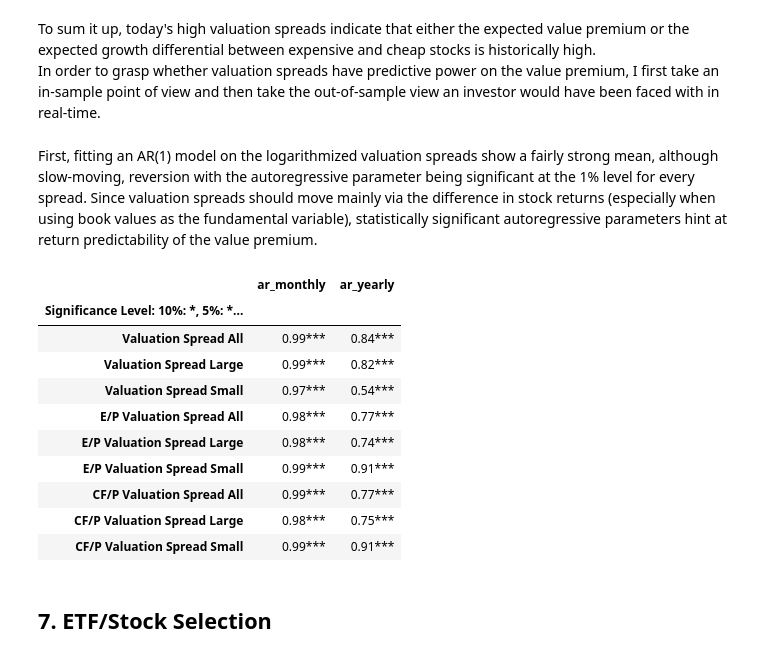
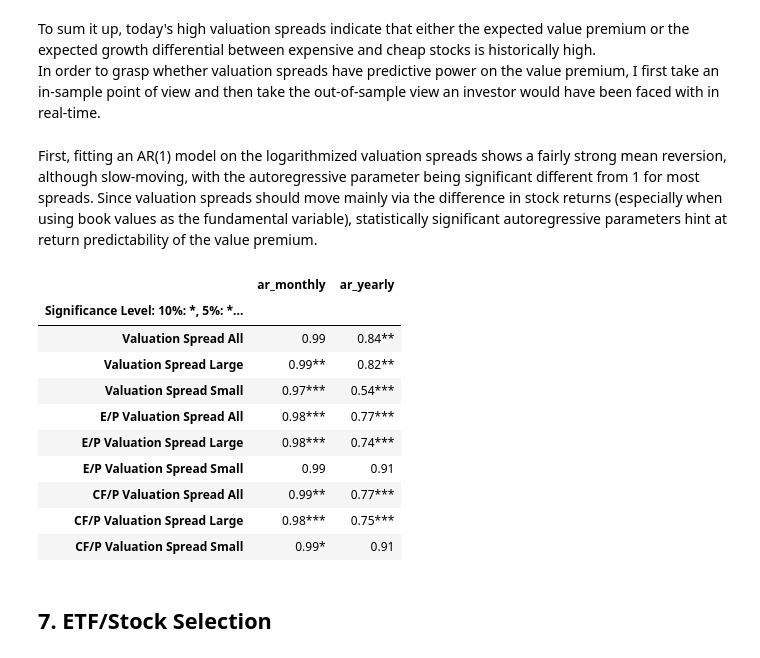
Before and after one commit to jonasniemeyer/investing-ideas, a Jupyter notebook: analyzing_the_value_premium.ipynb, the cells around one changed output. Cells and saved outputs as stored; diff of their text form; code cells hidden in the pictures.

```diff
--- a/analyzing_the_value_premium.ipynb
+++ b/analyzing_the_value_premium.ipynb
@@ -1024,55 +1018,58 @@ To sum it up, today's high valuation spreads indicate that either the expected v
 <br>
 In order to grasp whether valuation spreads have predictive power on the value premium, I first take an in-sample point of view and then take the out-of-sample view an investor would have been faced with in real-time.
 # %% [markdown]
-First, fitting an AR(1) model on the logarithmized valuation spreads show a fairly strong mean, although slow-moving, reversion with the autoregressive parameter being significant at the 1% level for every spread. Since valuation spreads should move mainly via the difference in stock returns (especially when using book values as the fundamental variable), statistically significant autoregressive parameters hint at return predictability of the value premium.
+First, fitting an AR(1) model on the logarithmized valuation spreads shows a fairly strong mean reversion, although slow-moving, with the autoregressive parameter being significant different from 1 for most spreads. Since valuation spreads should move mainly via the difference in stock returns (especially when using book values as the fundamental variable), statistically significant autoregressive parameters hint at return predictability of the value premium.
 # %%
 ar_results = pd.DataFrame()
 for spread in (
     "Valuation Spread All",
     "Valuation Spread Large",
     "Valuation Spread Small",
     "E/P Valuation Spread All",
     "E/P Valuation Spread Large",
     "E/P Valuation Spread Small",
     "CF/P Valuation Spread All",
     "CF/P Valuation Spread Large",
     "CF/P Valuation Spread Small"
 ):
     monthly_fit = ARIMA(np.log(spreads[spread]), order=(1,0,0)).fit()
     yearly_fit = ARIMA(np.log(spreads[spread].resample("y").last()), order=(1,0,0)).fit()
-    if monthly_fit.pvalues["ar.L1"] < 0.01:
+    tvalue_m = (1 - monthly_fit.params['ar.L1']) / (monthly_fit.params['ar.L1']/monthly_fit.tvalues["ar.L1"])
+    tvalue_y = (1 - yearly_fit.params['ar.L1']) / (yearly_fit.params['ar.L1']/yearly_fit.tvalues["ar.L1"])
+
+    if tvalue_m > 2.56:
         significance = "***"
-    elif monthly_fit.pvalues["ar.L1"] < 0.05:
+    elif tvalue_m > 1.96:
         significance = "**"
-    elif monthly_fit.pvalues["ar.L1"] < 0.1:
+    elif tvalue_m  > 1.65:
         significance = "*"
     else:
         significance = ""
     ar_results.loc[spread, "ar_monthly"] = f"{monthly_fit.params['ar.L1']:.2f}{significance}"
 
-    if yearly_fit.pvalues["ar.L1"] < 0.01:
+    if tvalue_y > 2.56:
         significance = "***"
-    elif yearly_fit.pvalues["ar.L1"] < 0.05:
+    elif tvalue_y > 1.96:
         significance = "**"
-    elif yearly_fit.pvalues["ar.L1"] < 0.1:
+    elif tvalue_y  > 1.65:
         significance = "*"
     else:
         significance = ""
     ar_results.loc[spread, "ar_yearly"] = f"{yearly_fit.params['ar.L1']:.2f}{significance}"
 ar_results.index.name = "Significance Level: 10%: *, 5%: **, 1%: ***"
 ar_results
 # %% [output]
 |  | ar_monthly | ar_yearly |
 | Significance Level: 10%: *, 5%: *... |  |  |
-| Valuation Spread All | 0.99*** | 0.84*** |
-| Valuation Spread Large | 0.99*** | 0.82*** |
+| Valuation Spread All | 0.99 | 0.84** |
+| Valuation Spread Large | 0.99** | 0.82** |
 | Valuation Spread Small | 0.97*** | 0.54*** |
 | E/P Valuation Spread All | 0.98*** | 0.77*** |
 | E/P Valuation Spread Large | 0.98*** | 0.74*** |
-| E/P Valuation Spread Small | 0.99*** | 0.91*** |
-| CF/P Valuation Spread All | 0.99*** | 0.77*** |
+| E/P Valuation Spread Small | 0.99 | 0.91 |
+| CF/P Valuation Spread All | 0.99** | 0.77*** |
 | CF/P Valuation Spread Large | 0.98*** | 0.75*** |
-| CF/P Valuation Spread Small | 0.99*** | 0.91*** |
+| CF/P Valuation Spread Small | 0.99* | 0.91 |
 # %% [markdown]
 ## 7.&nbsp;ETF/Stock&nbsp;Selection
 # %% [markdown]
```
Also changed, not shown: parts of 5 cells of this notebook.
